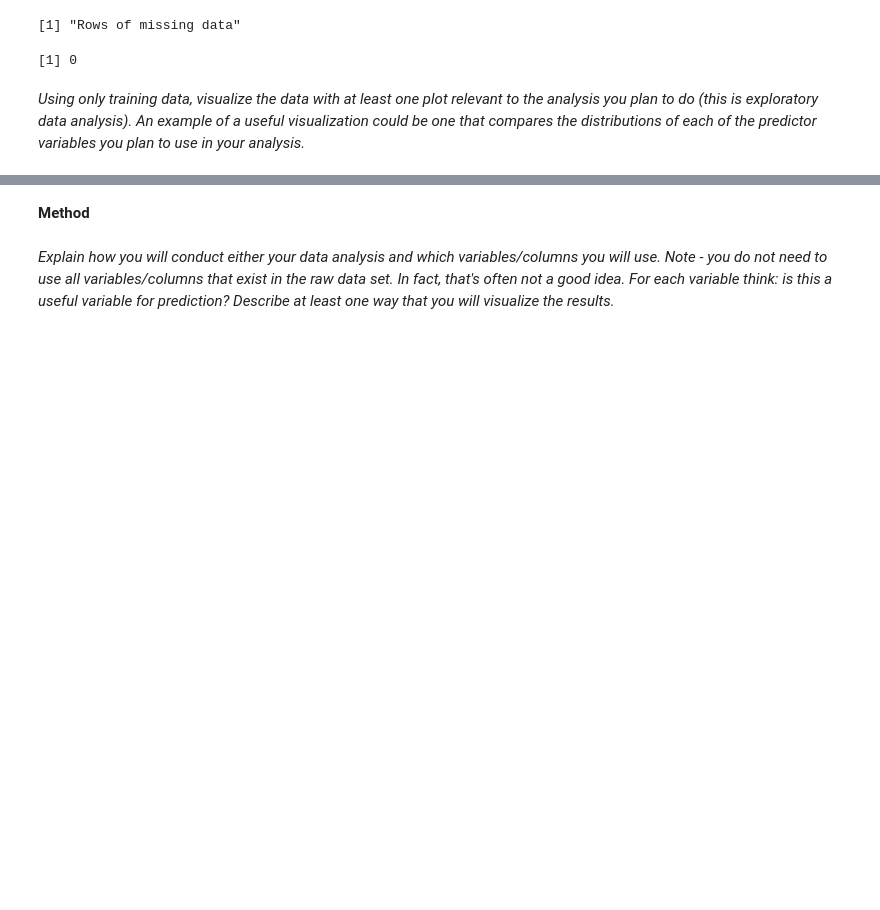
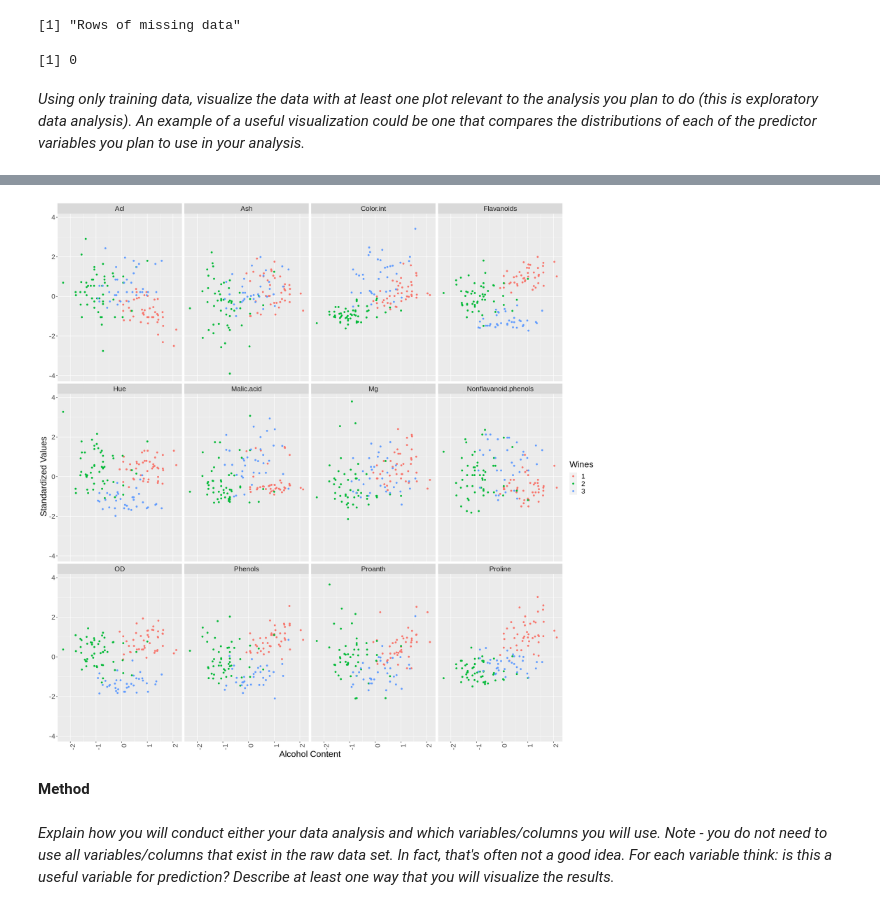
Before and after one commit to HeatherAu/wine_group_project, a Jupyter notebook: main.ipynb, the cells around one changed output, grey strips where cells are left out. Cells and saved outputs as stored; diff of their text form; code cells hidden in the pictures; blank space fills up the shorter version.

Commit message:
Scaled and plotted graph

```diff
--- a/main.ipynb
+++ b/main.ipynb
@@ -145,0 +130,17 @@ wine_plot
+# %%
+#scaled data
+wine_train_recipe <- recipe (Wine ~ ., data = wine_train) |>
+    step_scale (all_predictors ()) |>
+    step_center (all_predictors ())
+
+wine_train_scaled <- wine_train_recipe |>
+    prep () |>
+    bake (wine_train)
+
+wine_train_alcohol <- wine_train_scaled |>
+    pivot_longer (
+        cols = Malic.acid:Proline,
+        names_to = "attributes",
+        values_to = "values"
+    )
+wine_train_alcohol
@@ -146,3 +158,17 @@ wine_plot
+# %%
+options (repr.plot.width = 18, repr.plot.height = 18)
+wine_plot_facet <- wine_train_alcohol |>
+    ggplot (aes (x = Alcohol, y = values, color = Wine)) +
+    geom_point () +
+    labs (x = "Alcohol Content",
+          y = " Standardized Values",
+          color = "Wines") +
+    facet_wrap (~attributes) +
+    theme(axis.text.x = element_text(angle = 90, hjust = 1)) +
+    theme(text = element_text(size=20))
+wine_plot_facet
+# %% [output]
+[figure, added]
 # %% [markdown]
 **Method**
 # %% [markdown]
```
Also changed, not shown: parts of 6 cells of this notebook, 1 other file.
